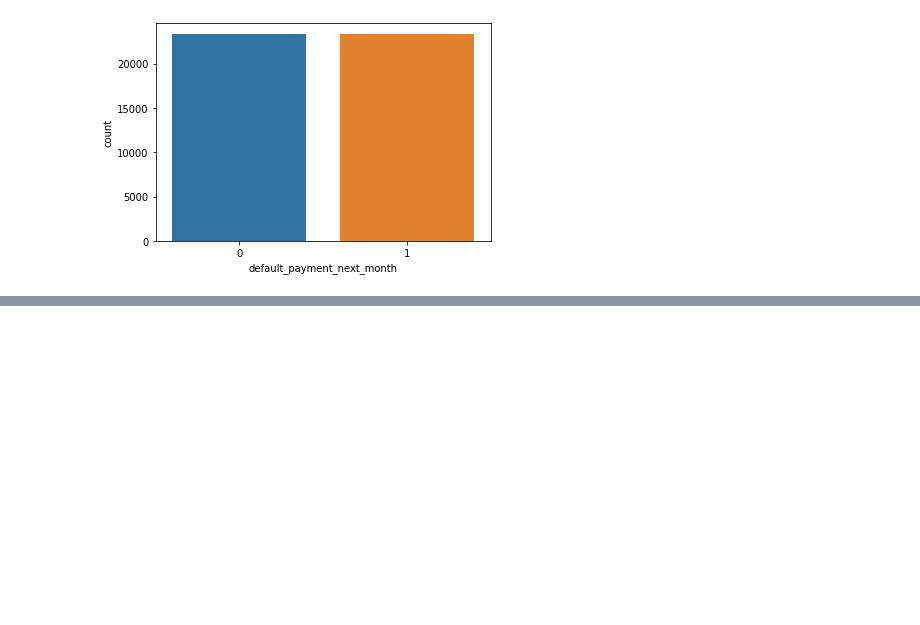
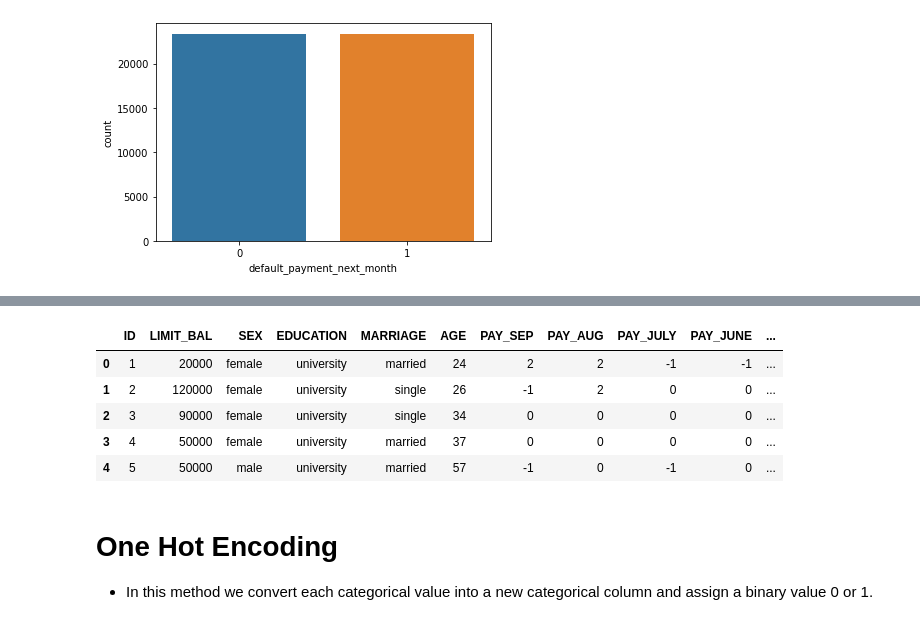
Before and after one commit to mmishra1092/Credit-Card-Default-Prediction, a Jupyter notebook: MAYANK_MISHRA_Credit_Card_Default_Prediction_Capstone_Project.ipynb, the cells around one changed output, grey strips where cells are left out. Saved outputs shown, nothing was run; the diff lists cells and outputs as text; code cells hidden in the pictures; blank space fills up the shorter version.

Commit message:
One hot encoding done

```diff
--- a/MAYANK_MISHRA_Credit_Card_Default_Prediction_Capstone_Project.ipynb
+++ b/MAYANK_MISHRA_Credit_Card_Default_Prediction_Capstone_Project.ipynb
@@ -586,0 +624,3 @@ balanced_credit_data_df[balanced_credit_data_df['default_payment_next_month']==1
+# %%
+# Create a column of amount due by summing total bill amount and subtracting it from total amount paid
+credit_df_copy['amt_due'] = (credit_df_copy['BILL_SEP']+credit_df_copy['BILL_AUG']+credit_df_copy['BILL_JULY']+credit_df_copy['BILL_JUNE']+credit_df_copy['BILL_MAY']+credit_df_copy['BILL_APR']) - (credit_df_copy['total_pay_value'])
@@ -586,0 +635,18 @@ balanced_credit_data_df[balanced_credit_data_df['default_payment_next_month']==1
+# %%
+#  Change the features observation to categorical
+credit_df_copy.replace({'SEX': {1 : 'male', 2 : 'female'}, 'EDUCATION' : {1 : 'graduate school', 2 : 'university', 3 : 'high school', 4 : 'others',0:'others'},
+                        'MARRIAGE' :{1 : 'married' , 2: 'single', 3: 'others'}},inplace = True)
+# %%
+# Final dataset
+credit_df_copy.head()
+# %% [output]
+|  | ID | LIMIT_BAL | SEX | EDUCATION | MARRIAGE | AGE | PAY_SEP | PAY_AUG | PAY_JULY | PAY_JUNE | ... |
+| 0 | 1 | 20000 | female | university | married | 24 | 2 | 2 | -1 | -1 | ... |
+| 1 | 2 | 120000 | female | university | single | 26 | -1 | 2 | 0 | 0 | ... |
+| 2 | 3 | 90000 | female | university | single | 34 | 0 | 0 | 0 | 0 | ... |
+| 3 | 4 | 50000 | female | university | married | 37 | 0 | 0 | 0 | 0 | ... |
+| 4 | 5 | 50000 | male | university | married | 57 | -1 | 0 | -1 | 0 | ... |
+# %% [markdown]
+# One Hot Encoding
+
+*   In this method we convert each categorical value into a new categorical column and assign a binary value 0 or 1.
```
Also changed, not shown: parts of 17 cells of this notebook.
